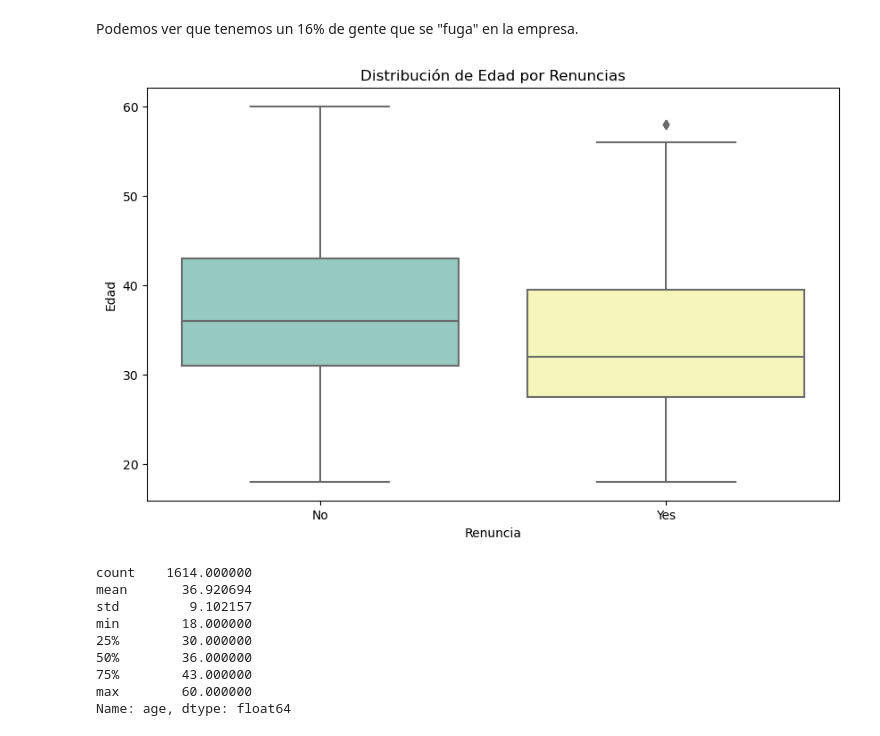
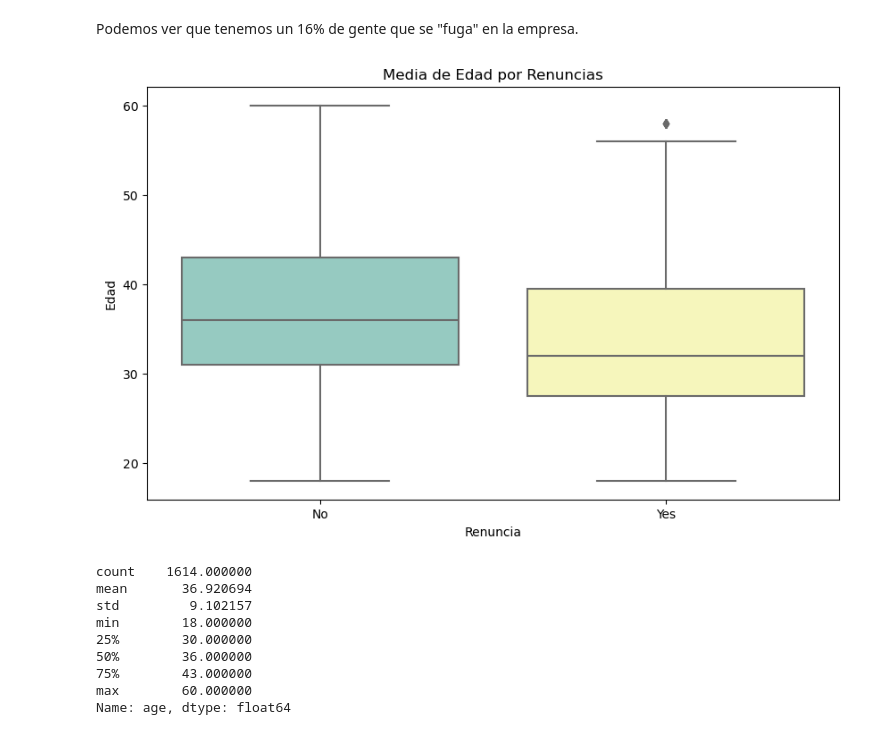
Before and after one commit to laural87/project-da-promo-I-modulo-3-team-2, a Jupyter notebook: Fase2_visualizaciones.ipynb, the cells around one changed output. Saved outputs shown, nothing was run; the diff lists cells and outputs as text; code cells hidden in the pictures.

```diff
--- a/Fase2_visualizaciones.ipynb
+++ b/Fase2_visualizaciones.ipynb
@@ -61,15 +64,15 @@ Podemos ver que tenemos un 16% de gente que se "fuga" en la empresa.
 # %%
 # Queremos ver si hay una relación con la edad con esta cantidad de renuncias. Lo veremos con un boxplot
 
 plt.figure(figsize=(10, 6))
 sns.boxplot(x='attrition', y='age', data=datos, palette='Set3')
 
-plt.title('Distribución de Edad por Renuncias')
+plt.title('Media de Edad por Renuncias')
 plt.xlabel('Renuncia')
 plt.ylabel('Edad')
 plt.show()
 # %% [output]
-[figure, old version]
+[figure, new version]
 # %%
 # Vamos a sacar la mediana y media de ambos datos.
 
```
Also changed, not shown: parts of 9 cells of this notebook, 6 other files.
